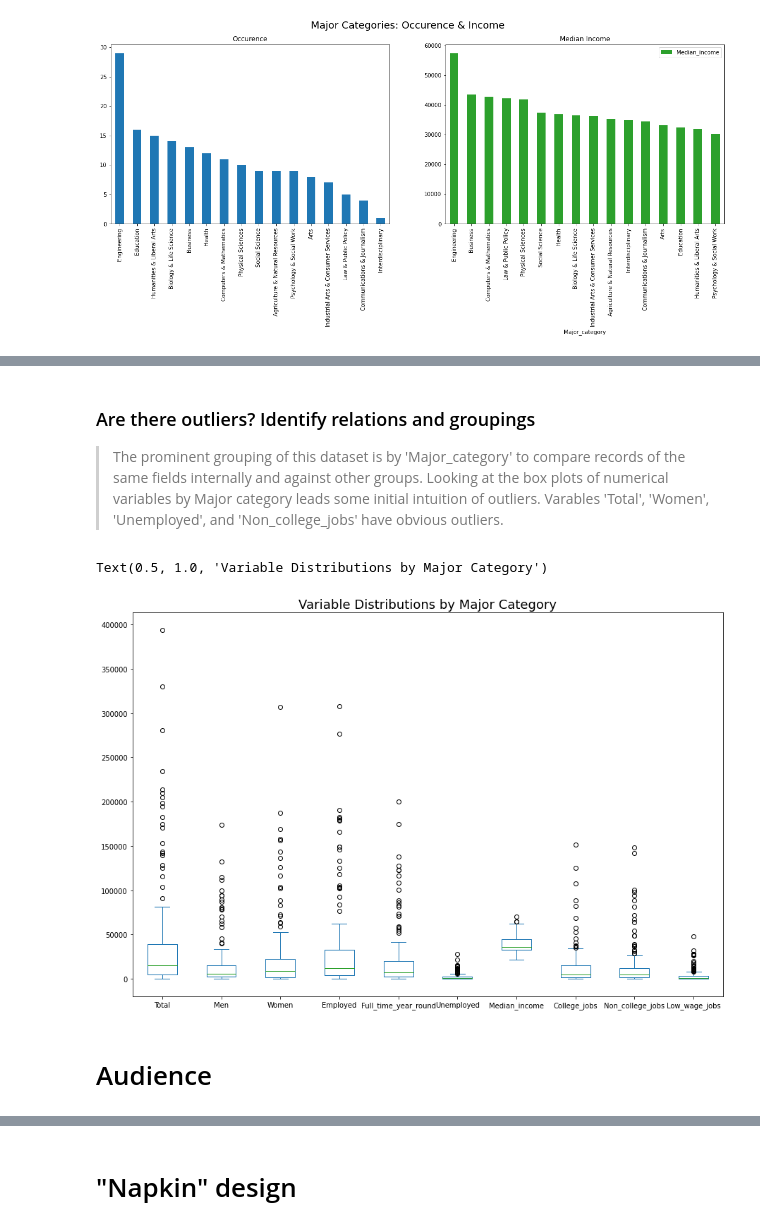
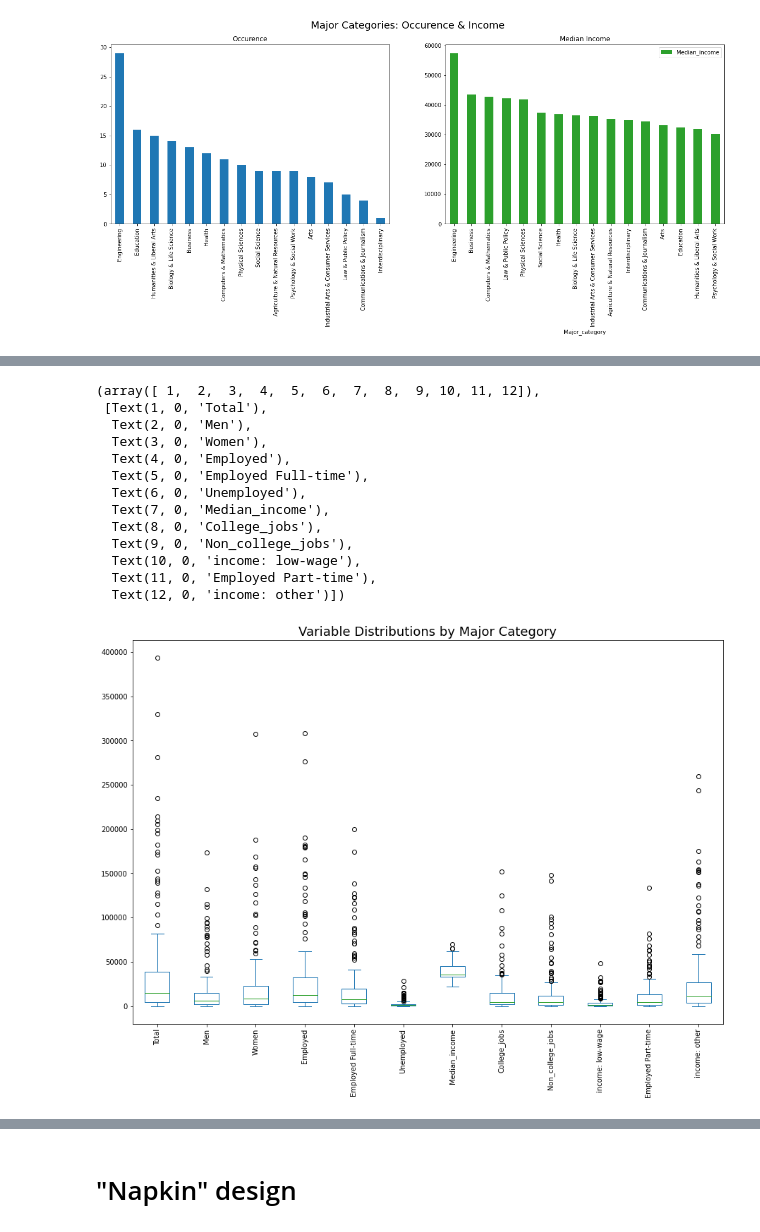
Before and after one commit to marcostorrework/marcostorrework.github.io, a Jupyter notebook: dashboard.ipynb, the cells around one changed output, grey strips where cells are left out. Saved outputs shown, nothing was run; the diff lists cells and outputs as text; code cells hidden in the pictures.

Commit message:
add report and final dashboard
dashboard now contains only EDA and visualization iterations shown in the report and on the final dashboard

```diff
--- a/dashboard.ipynb
+++ b/dashboard.ipynb
@@ -55,10 +35,18 @@ recent_grads = recent_grads.rename(columns={'Median': 'Median_income'})
 recent_grads['Major'] = recent_grads['Major'].str.title()
 
 # Get short names of majors
+recent_grads['Total'] = recent_grads['Total'].apply(np.int64)
+recent_grads['Men'] = recent_grads['Men'].apply(np.int64)
+recent_grads['Women'] = recent_grads['Women'].apply(np.int64)
 major_list = pd.read_csv('data/major_short_names.csv')
 recent_grads = pd.merge(major_list, recent_grads, how='right')
 recent_grads.rename(columns={'Major':'Major_long'}, inplace=True)
 recent_grads.rename(columns={'Major_short':'Major'}, inplace=True)
+recent_grads.rename(columns={'Full_time_year_round':'Employed Full-time'}, inplace=True)
+recent_grads['Employed Part-time'] = recent_grads['Employed'] - recent_grads['Employed Full-time']
+
+recent_grads.rename(columns={'Low_wage_jobs':'income: low-wage'}, inplace=True)
+recent_grads['income: other'] = recent_grads['Employed'] - recent_grads['income: low-wage']
 # %%
 recent_grads.head()
 # %% [output]
@@ -124,13 +100,20 @@ Text(0.5, 1.0, 'Low_wage_jobs')
 [figure]
-# %% [markdown]
-### Are there outliers? Identify relations and groupings
-
->The prominent grouping of this dataset is by 'Major_category' to compare records of the same fields internally and against other groups. Looking at the box plots of numerical variables by Major category leads some initial intuition of outliers. Varables 'Total', 'Women', 'Unemployed', and 'Non_college_jobs' have obvious outliers.
 # %%
 recent_grads[3:].plot(x='Major_category',kind='box', figsize=(15,10))
 plt.title('Variable Distributions by Major Category', fontsize=18)
+plt.xticks(rotation=90)
 # %% [output]
-Text(0.5, 1.0, 'Variable Distributions by Major Category')
+(array([ 1,  2,  3,  4,  5,  6,  7,  8,  9, 10, 11, 12]),
+ [Text(1, 0, 'Total'),
+  Text(2, 0, 'Men'),
+  Text(3, 0, 'Women'),
+  Text(4, 0, 'Employed'),
+  Text(5, 0, 'Employed Full-time'),
+  Text(6, 0, 'Unemployed'),
+  Text(7, 0, 'Median_income'),
+  Text(8, 0, 'College_jobs'),
+  Text(9, 0, 'Non_college_jobs'),
+  Text(10, 0, 'income: low-wage'),
+  Text(11, 0, 'Employed Part-time'),
+  Text(12, 0, 'income: other')])
-[figure, old version]
+[figure, new version]
-# %% [markdown]
-# Audience
```
Also changed, not shown: parts of 40 cells of this notebook, 1 other file.
